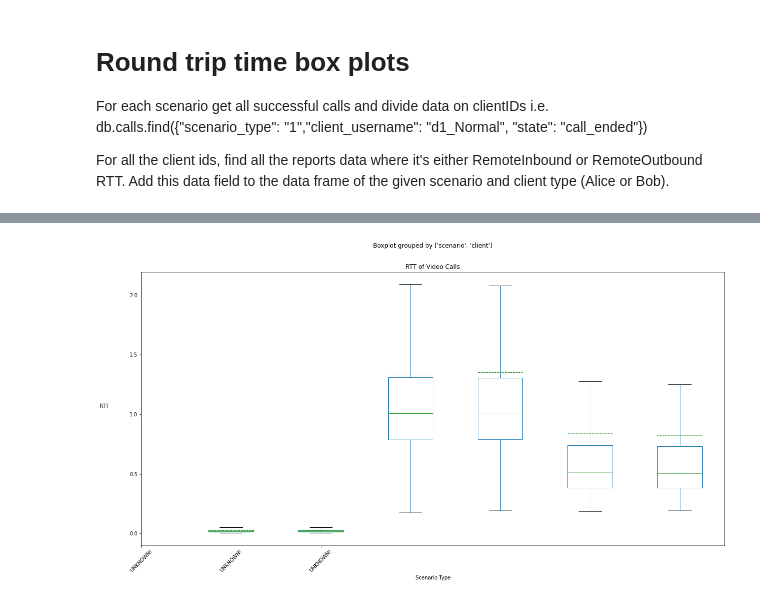
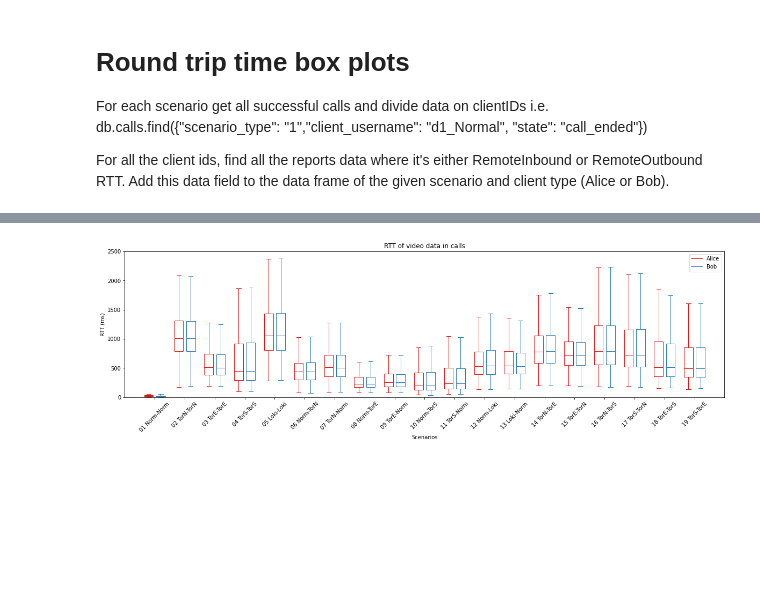
Before and after one commit to Master2022E/OnionRTC-experiment, a Jupyter notebook: Dataprocess/RoundTripTimeBoxPlot.ipynb, the cells around one changed output, grey strips where cells are left out. Cells and saved outputs as stored; diff of their text form; code cells hidden in the pictures; blank space fills up the shorter version.

Commit message:
Data: Refine the boxplot for RTT on Video

```diff
--- a/Dataprocess/RoundTripTimeBoxPlot.ipynb
+++ b/Dataprocess/RoundTripTimeBoxPlot.ipynb
@@ -110,26 +97,47 @@ plotDf.to_csv(f"{outputFolder}/plotDf.csv",index=False, header=True, encoding='u
-# %%
-plotDf.boxplot(column="RTT", by=["scenario", "client"], grid=False, showmeans=True, meanline=True, showfliers=False, figsize=(20,10))
-plt.title("RTT of Video Calls")
-plt.xlabel("Scenario Type")
-plt.ylabel("RTT", rotation=0, labelpad=50)
-
-labels = getScenarioLabels(plotDf["scenario"].unique())
-plt.xticks(range(len(labels)), labels, rotation=45, )
-#plt.yticks(range(0, 100, 10))
-
-# set size of plot
-#plt.rcParams["figure.figsize"] = (20,5)
-
-# set grid on x-axis in plot
-#plt.grid(axis='y', linestyle='--', linewidth=0.5)
-
-
-#plt.legend(fontsize=10)
-#plt.legend(loc='center left', bbox_to_anchor=(1, 0.5))
-
-
-#plt.savefig("output_folder/SuccessOrFail.png", format="png", bbox_inches='tight', transparent=False, dpi=600, pad_inches=0.1, facecolor='w', edgecolor='w')
-#plt.savefig("output_folder/SuccessOrFail.svg", format="svg", bbox_inches='tight', transparent=False, dpi=600, pad_inches=0.1, facecolor='w', edgecolor='w')
-plt.show()
-# %% [output]
-[figure, removed]
+# %%
+dataA = []
+dataB = []
+for scenario in scenarios:
+  s = scenario["scenario"]
+  a = scenario["alice"]
+  b = scenario["bob"]
+  dataA.append(plotDf.loc[(plotDf["scenario"] == scenario["scenario"]) & (plotDf["client"] == scenario["alice"])]["RTT"].values * 1000)
+  dataB.append(plotDf.loc[(plotDf["scenario"] == scenario["scenario"]) & (plotDf["client"] == scenario["bob"])]["RTT"].values * 1000)
+
+  # Times 1000 to convert to ms.
+# %%
+def set_box_color(bp, color):
+    plt.setp(bp['boxes'], color=color)
+    plt.setp(bp['whiskers'], color=color)
+    plt.setp(bp['caps'], color=color)
+    plt.setp(bp['medians'], color=color)
+    # set style for fliers and their fill
+    plt.setp(bp['fliers'], color=color, marker='+')
+
+plt.figure()
+
+bpl = plt.boxplot(dataA, positions=np.array(range(len(dataA)))*2.0-0.4, sym='', widths=0.6)
+bpr = plt.boxplot(dataB, positions=np.array(range(len(dataB)))*2.0+0.4, sym='', widths=0.6)
+set_box_color(bpl, '#D7191C') # colors are from http://colorbrewer2.org/
+set_box_color(bpr, '#2C7BB6')
+
+# draw temporary red and blue lines and use them to create a legend
+plt.plot([], c='#D7191C', label='Alice')
+plt.plot([], c='#2C7BB6', label='Bob')
+plt.legend()
+plt.title("RTT of video data in calls")
+
+plt.xlabel('Scenarios')
+ticks = getScenarioLabels(plotDf["scenario"].unique())
+plt.xticks(range(0, len(ticks) * 2, 2), ticks, rotation=45)
+plt.xlim(-2, len(ticks)*2)
+
+plt.ylim(0, 2500)
+plt.ylabel('RTT (ms)')
+plt.rcParams["figure.figsize"] = (20,5)
+
+plt.savefig("output_folder/BoxPlotRttVideo.png", format="png", bbox_inches='tight', transparent=False, dpi=600, pad_inches=0.1, facecolor='w', edgecolor='w')
+plt.savefig("output_folder/BoxPlotRttVideo.svg", format="svg", bbox_inches='tight', transparent=False, dpi=600, pad_inches=0.1, facecolor='w', edgecolor='w')
+plt.show()
+# %% [output]
+[figure, added]
```
Also changed, not shown: parts of 2 cells of this notebook, 4 other files.
